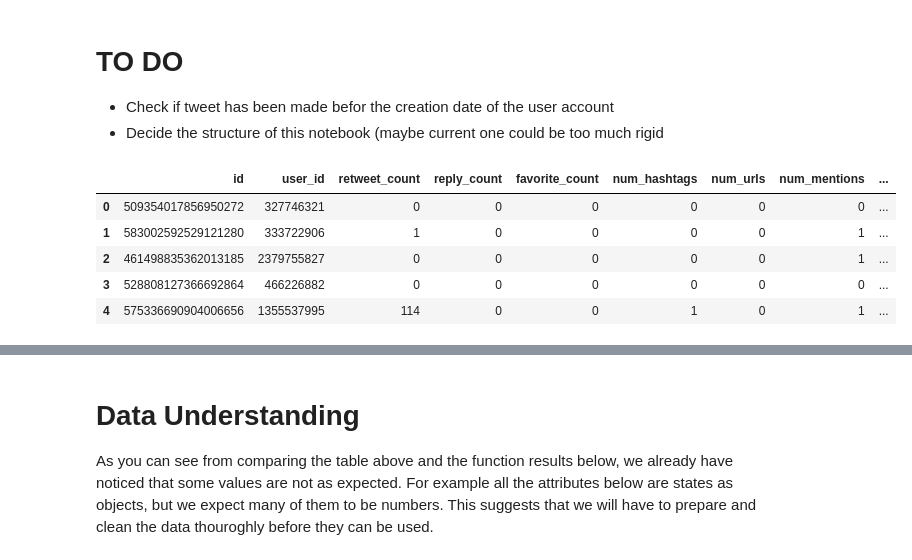
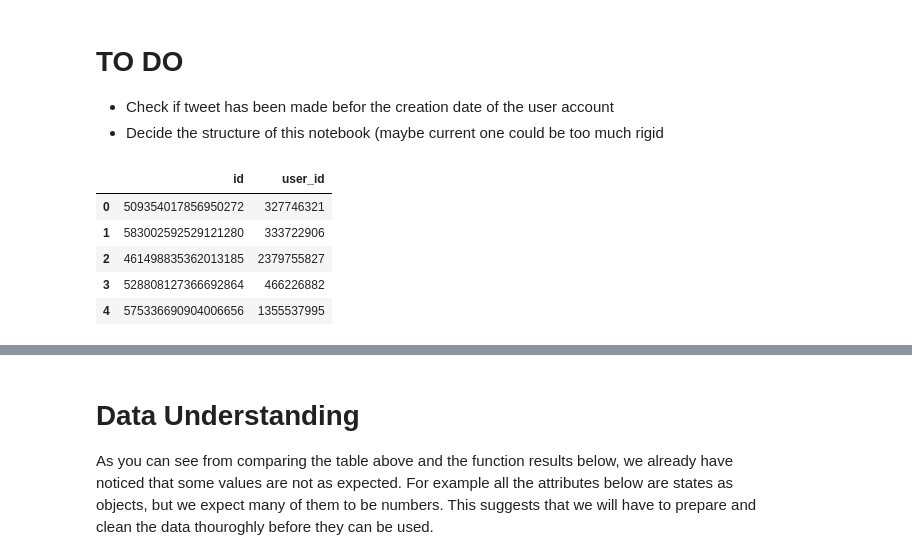
Before and after one commit to The-seven-dwarfs/DataMining-Group7, a Jupyter notebook: project.ipynb, the cells around one changed output, grey strips where cells are left out. Drawn from its saved outputs; the diff is of its cells as text; code cells hidden in the pictures.

```diff
--- a/project.ipynb
+++ b/project.ipynb
@@ -24,15 +24,16 @@ from datetime import datetime
 #shl.unpack_archive("dataset/tweets.zip", "dataset") # unpacks the tweets.zip into the datasets folder
 # %%
 #tweets_df = pd.read_csv("dataset/tweets_small.csv")
-tweets_df = pd.read_csv("dataset/tweets.csv")
+tweets_df = pd.read_csv("dataset/tweets.csv", usecols=["id", "user_id"])
+#tweets_df = pd.read_csv("dataset/tweets.csv")
 tweets_df.head()
 # %% [output]
-|  | id | user_id | retweet_count | reply_count | favorite_count | num_hashtags | num_urls | num_mentions | ... |
-| 0 | 509354017856950272 | 327746321 | 0 | 0 | 0 | 0 | 0 | 0 | ... |
-| 1 | 583002592529121280 | 333722906 | 1 | 0 | 0 | 0 | 0 | 1 | ... |
-| 2 | 461498835362013185 | 2379755827 | 0 | 0 | 0 | 0 | 0 | 1 | ... |
-| 3 | 528808127366692864 | 466226882 | 0 | 0 | 0 | 0 | 0 | 0 | ... |
-| 4 | 575336690904006656 | 1355537995 | 114 | 0 | 0 | 1 | 0 | 1 | ... |
+|  | id | user_id |
+| 0 | 509354017856950272 | 327746321 |
+| 1 | 583002592529121280 | 333722906 |
+| 2 | 461498835362013185 | 2379755827 |
+| 3 | 528808127366692864 | 466226882 |
+| 4 | 575336690904006656 | 1355537995 |
 # %%
 from operator import index
 
```
Also changed, not shown: parts of 53 cells of this notebook.
